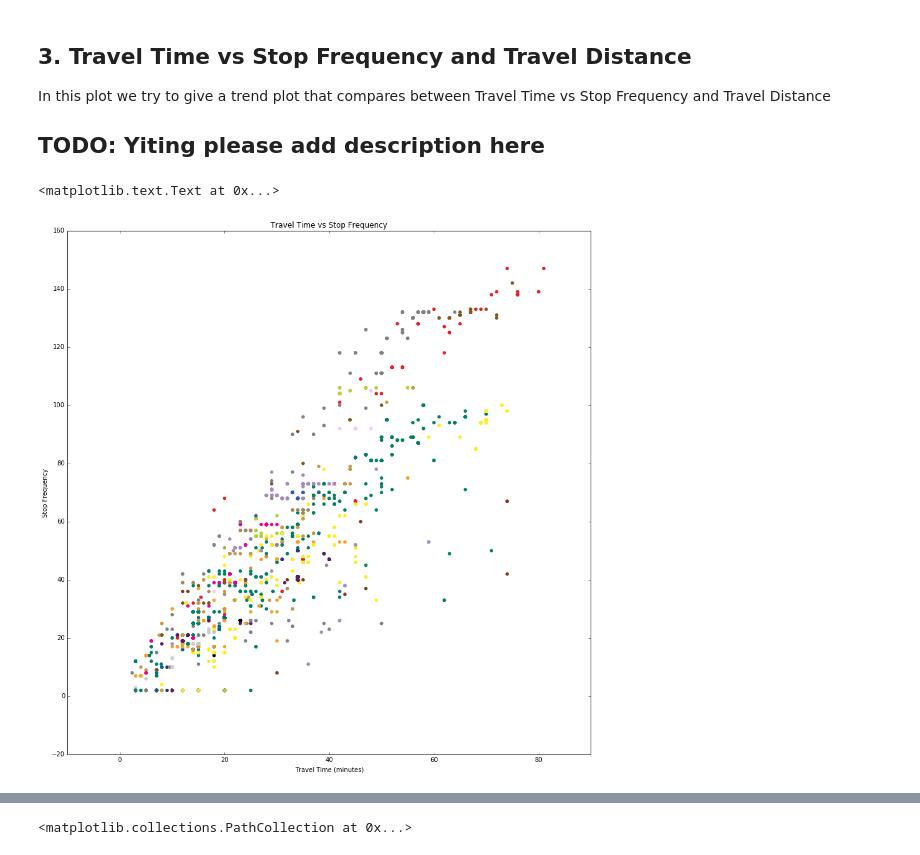
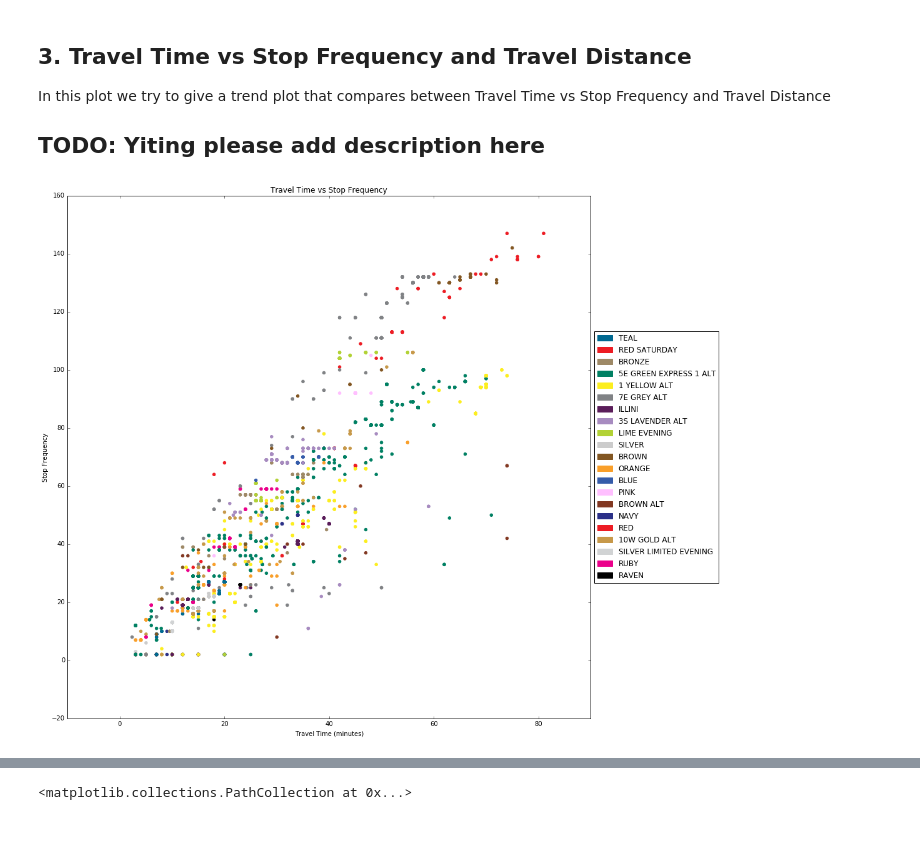
Before and after one commit to nikolausn/project-spring2017, a Jupyter notebook: part1/cumtd.ipynb, the cells around one changed output, grey strips where cells are left out. Cells and saved outputs as stored; diff of their text form; code cells hidden in the pictures.

Commit message:
Finishing 1st and 2nd plot for the 3rd task

```diff
--- a/part1/cumtd.ipynb
+++ b/part1/cumtd.ipynb
@@ -393,7 +393,7 @@ def filterTripsByRoute(trips,route_id):
 trips_top_10 = filterTripsByRoute(trips_obs,top_10_color_idx)
 # %%
 trips_top_10['stop_frequency'] = trips_top_10.trip_id.apply(lambda col:getFrequency(stop_times,col))
-figure,ax,color_legends = draw_plot(routes,trips_top_10)
+figure,ax,color_legends_top10 = draw_plot(routes,trips_top_10)
 # draw the legends
 patch_array = []
 for val in top_10_color_set:
@@ -662,16 +650,25 @@ In this plot we try to give a trend plot that compares between Travel Time vs St
 # %%
 fig = plt.figure(figsize=(15,15));
 ax = fig.add_subplot(1,1,1)
 
 trips_colors = trips['route_id'].apply(lambda col: '#'+route_colors[col])
 
 ax.scatter((trips['travel_time']/60),trips['stop_frequency'],color=trips_colors)
 ax.set_xlabel('Travel Time (minutes)')
 ax.set_ylabel('Stop Frequency')
 ax.set_title('Travel Time vs Stop Frequency')
+
+trace_color = {}
+patch_array = []
+for val in trips_colors:
+    val = val[1:len(val)]
+    if val not in trace_color:
+        patch_array.append(mpl.patches.Patch(color='#'+val,label=color_legends[val][0]))
+        trace_color[val] = True
+
+leg = ax.legend(handles=patch_array, loc='center left', bbox_to_anchor=(1, 0.5))
 # %% [output]
-<matplotlib.text.Text at 0x...>
-[figure, old version]
+[figure, new version]
 # %%
 # histogram of travel_distance
 #plt.figure(figsize=(15,15));
```
Also changed, not shown: parts of 7 cells of this notebook, 2 other files.
